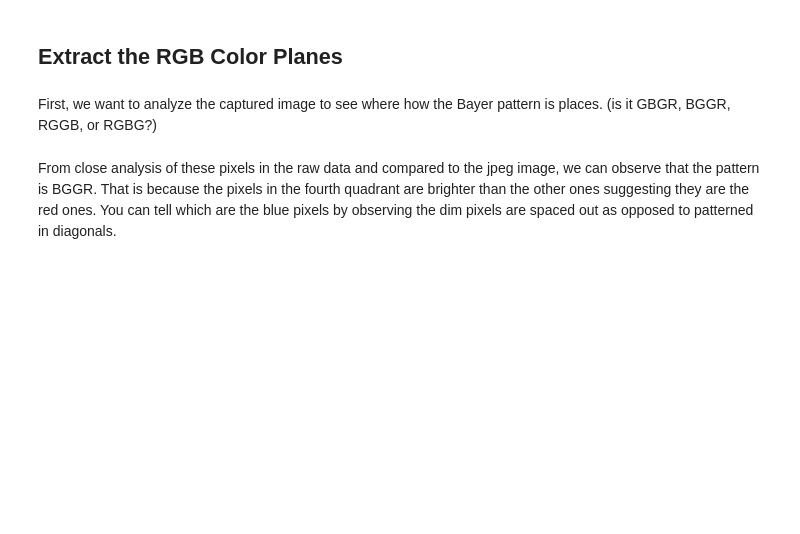
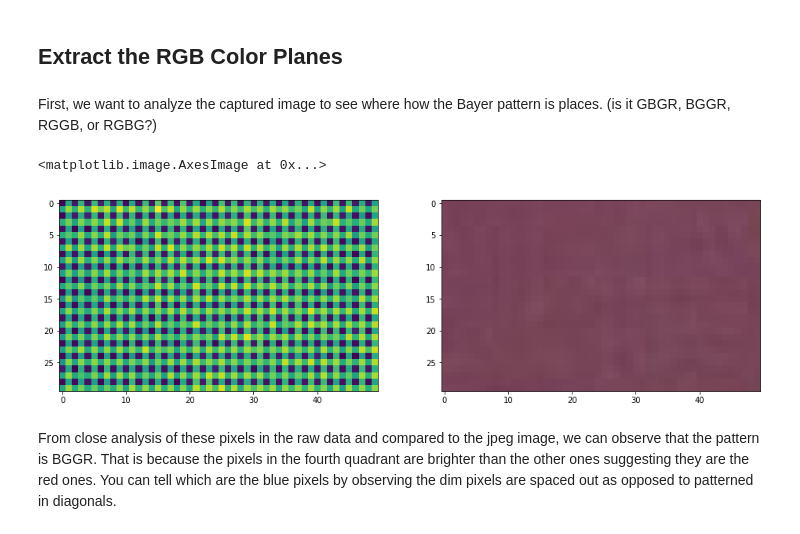
Before and after one commit to polortiz4/Smart-Cameras, a Jupyter notebook: HW3.ipynb, the cells around one changed output. Drawn from its saved outputs; the diff is of its cells as text; code cells hidden in the pictures; blank space fills up the shorter version.

```diff
--- a/HW3.ipynb
+++ b/HW3.ipynb
@@ -64,0 +73,7 @@ jIm, rIm = grabImage(sid = 0, imres = 8)
+# %%
+def upload_files():
+  from google.colab import files # This will only run if the notebook is ran in colab
+  uploaded = files.upload()
+  for k, v in uploaded.items():
+    open(k, 'wb').write(v)
+  return list(uploaded.keys())
@@ -65,13 +82,47 @@ jIm, rIm = grabImage(sid = 0, imres = 8)
+# %%
+spam_loader = importlib.util.find_spec('google.colab')
+if spam_loader is not None: # Equivalent to: Is this a Colab session?
+    '''
+    Confirmed that we are inside a google colab environment
+    Now we want to look for the image. If the image is already in the Files, just read it.
+    If not, have user upload.
+    '''
+    pop = subprocess.run("bash -c 'ls'", stdout = subprocess.PIPE, shell = True)
+    rePop = pop.stdout
+    rePop = rePop.decode('utf-8')
+    fileName = re.search(r'dbGrab(.*).jpg', rePop)
+    if fileName is None:
+        upload_files() # Upload dbGrag jpg
+        upload_files() # Upload nvgs raw
+        pop = subprocess.run("bash -c 'ls'", stdout = subprocess.PIPE, shell = True)
+        rePop = pop.stdout
+        rePop = rePop.decode('utf-8')
+        fileName = re.search(r'dbGrab(.*).jpg', rePop)
+    fileName.group()
+    jIm = imio.imread(fileName)
+
+    fileName = re.search(r'(.*).raw', rePop)
+    fileName = fileName.group()
+    rIm = np.fromfile(fileName, dtype = np.dtype('i2'))
+    rows = 2190
+    runL = 3864
+    rIm = np.reshape(rIm[:rows * runL], (rows, runL))
+    rIm = np.rot90(rIm, 2)
+else:
+    jIm, rIm = grabImage(sid = 0, imres = 8)
 # %% [markdown]
 ## Extract the RGB Color Planes
 # %% [markdown]
 First, we want to analyze the captured image to see where how the Bayer pattern is places. (is it GBGR, BGGR, RGGB, or RGBG?)
 # %%
 plt.subplot(1,2,1)
-plt.imshow(rIm[:50, :50])
+plt.imshow(rIm[20:50, :50])
 plt.subplot(1,2,2)
-plt.imshow(jIm[:50, :50])
+plt.imshow(jIm[20:50, :50])
 # plt.imshow(rIm[1600:1750,1300:1400])
+# %% [output]
+<matplotlib.image.AxesImage at 0x...>
+[figure, added]
 # %% [markdown]
 From close analysis of these pixels in the raw data and compared to the jpeg image, we can observe that the pattern is BGGR. That is because the pixels in the fourth quadrant are brighter than the other ones suggesting they are the red ones. You can tell which are the blue pixels by observing the dim pixels are spaced out as opposed to patterned in diagonals.
 # %%
```
Also changed, not shown: parts of 27 cells of this notebook.
